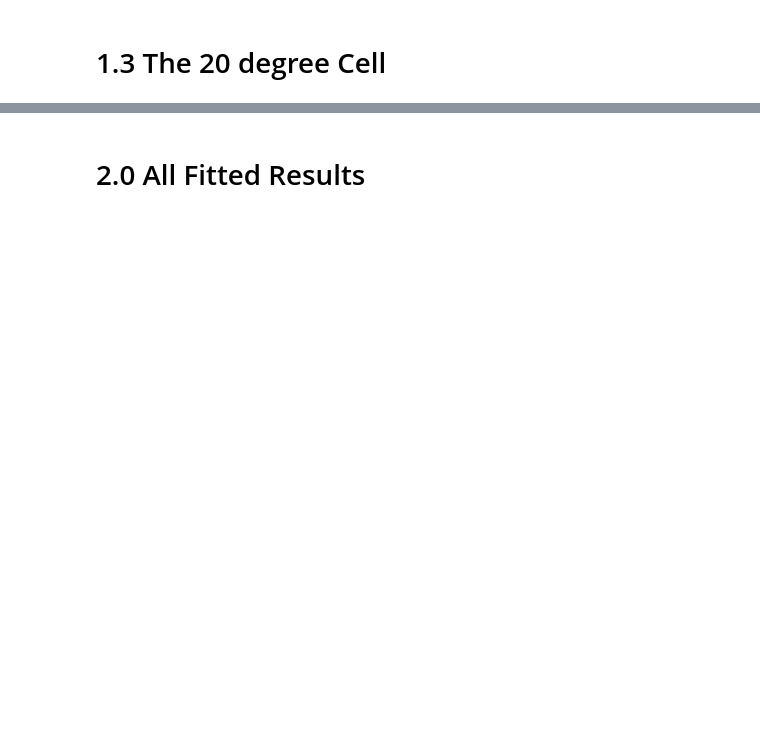
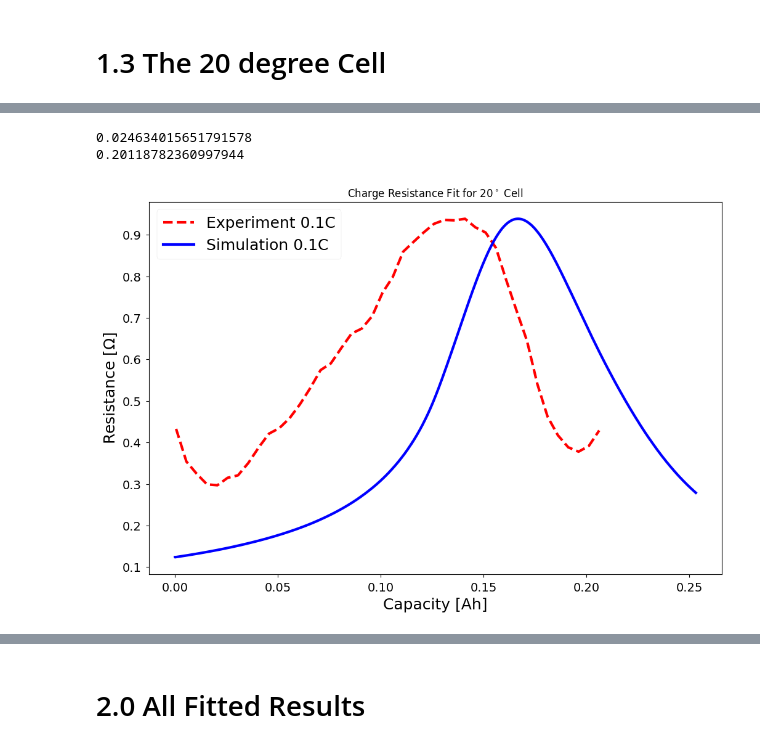
Before and after one commit to DrMichaelCornish/LiS-Models, a Jupyter notebook: Cornish & Marinescu (2021)/Parameter Fitting.ipynb, the cells around one changed output, grey strips where cells are left out. Drawn from its saved outputs; the diff is of its cells as text; code cells hidden in the pictures; blank space fills up the shorter version.

```diff
--- a/Cornish & Marinescu (2021)/Parameter Fitting.ipynb
+++ b/Cornish & Marinescu (2021)/Parameter Fitting.ipynb
@@ -687,10 +821,10 @@ il0 = 5
 S_star_20 = 8e-7
 
 # dissolution rate
-kd_20 = 6500
+kd_20 = 3000
 
 # shuttle rate
-ks_20 = 0.000001
+ks_20 = 0.00001
 
 # Initial value of S1 anion at start of charge
 S1_initial_cha_20 = 5e-4
@@ -851,34 +1021,38 @@ capacity_20 = .0211*sim_20_cha1.solution.t/3600
 S4 = sim_20_cha1.solution['S4 [g]'].entries
 S2 = sim_20_cha1.solution['S2 [g]'].entries
 S1 = sim_20_cha1.solution['S [g]'].entries
 Li_20 = S1 + 0.5*S2 + 0.25*S4
 
 filename = 'Cornish & Marinescu (2021)/res_data'
 infile = open(filename,'rb')
 res_data = pickle.load(infile)
 infile.close()
 
 res_discharge_data = res_data['discharge']
 res_charge_data = res_data['charge']
 quick_index = len(res_charge_data['20'][0][res_charge_data['20'][0]< .25])
 plt.plot(res_charge_data['20'][0][:quick_index],res_charge_data['20'][1][:quick_index],linestyle='--')
 
 max_Li_20 = max(Li_20)
 max_R_20 = max(res_charge_data['20'][1])
-gamma_20 = 1.5
+gamma_20 = 1.15
 alpha1_20 = (gamma_20-1)*max_Li_20*max_R_20
 beta1_20 = gamma_20*max_Li_20
 R_20 = alpha1_20/(beta1_20 - Li_20)
 
 print(alpha1_20)
 print(beta1_20)
 
 plt.plot(capacity_20,R_20)
 
 plt.title("Charge Resistance Fit for $20^\circ$ Cell")
 plt.legend(['Experiment 0.1C', 'Simulation 0.1C'])
 plt.xlabel('Capacity [Ah]')
 plt.ylabel('Resistance [$\Omega$]');
+# %% [output]
+0.024634015651791578
+0.20118782360997944
+[figure, added]
 # %%
 loc = index_20
 S1_initial_20 = sim_20_cha1.solution['S [g]'].entries[loc]
```
Also changed, not shown: parts of 25 cells of this notebook, 1 other file.
